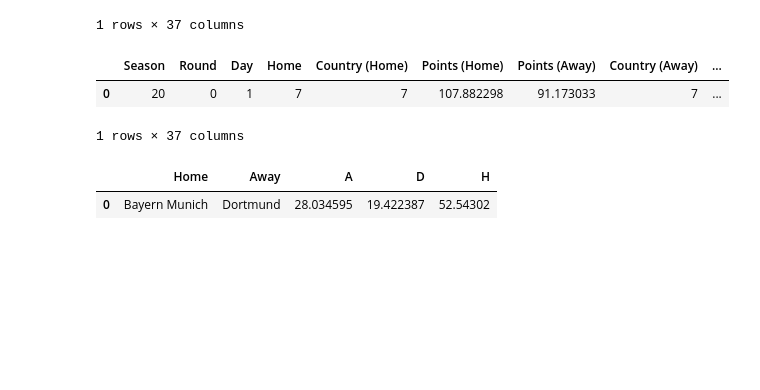
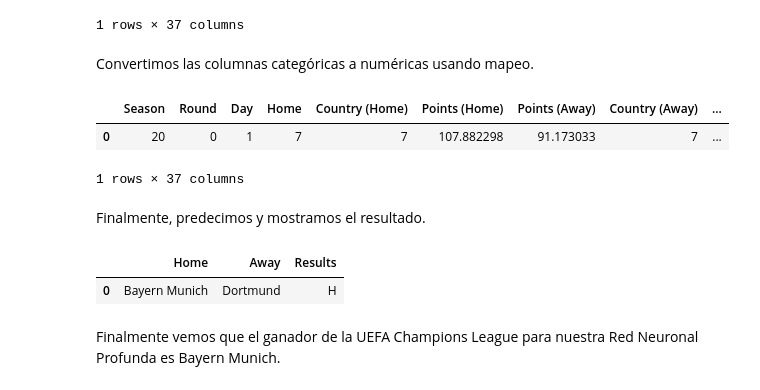
Before and after one commit to lauralardies/uefa_analisis, a Jupyter notebook: UEFA/modelos/aprendizaje profundo/dnn.ipynb, the cells around one changed output. Cells and saved outputs as stored; diff of their text form; code cells hidden in the pictures; blank space fills up the shorter version.

```diff
--- a/UEFA/modelos/aprendizaje profundo/dnn.ipynb
+++ b/UEFA/modelos/aprendizaje profundo/dnn.ipynb
@@ -134,22 +163,32 @@ Ready to load data
 # %%
-# Number of hidden layer nodes
+# Número de nodos en la capa oculta
 hl = 10
 
-# Define the neural network
 class ResultsNet(nn.Module):
+    '''
+    Clase que define la red neuronal para predecir los resultados de los partidos
+    '''
+
     def __init__(self):
+        '''
+        Definir la estructura de la red neuronal
+        '''
         super(ResultsNet, self).__init__()
         self.fc1 = nn.Linear(len(X.columns), hl)
         self.fc2 = nn.Linear(hl, hl)
         self.fc3 = nn.Linear(hl, len(list(mapping['Results'].keys())))
 
     def forward(self, x):
+        '''
+        Definir el flujo hacia adelante (forward pass) de la red neuronal.
+        ReLU es la función de activación utilizada en las capas ocultas.
+        '''
         x = torch.relu(self.fc1(x))
         x = torch.relu(self.fc2(x))
         x = torch.relu(self.fc3(x))
         return x
 
-# Create a model instance from the network
+# Creamos una instancia del modelo a partir de la red neuronal
 model = ResultsNet()
 print(model)
 # %% [output]
@@ -411,6 +453,8 @@ final.head()
 |  | Season | Round | Day | Home | Country (Home) | Points (Home) | Points (Away) | Country (Away) | ... |
 | 0 | 2023-2024 | Final | Sat | Bayern Munich | Germany | 107.882298 | 91.173033 | Germany | ... |
 1 rows × 37 columns
+# %% [markdown]
+Convertimos las columnas categóricas a numéricas usando mapeo.
 # %%
 data = final.copy()
 
@@ -431,37 +475,29 @@ data.head()
 |  | Season | Round | Day | Home | Country (Home) | Points (Home) | Points (Away) | Country (Away) | ... |
 | 0 | 20 | 0 | 1 | 7 | 7 | 107.882298 | 91.173033 | 7 | ... |
 1 rows × 37 columns
+# %% [markdown]
+Finalmente, predecimos y mostramos el resultado.
 # %%
-import pandas as pd
-import torch.nn.functional as F
-
 # Obtener una predicción para el nuevo conjunto de datos
 x = torch.Tensor(data.values).float()
-output = model(x)
-probabilities = F.softmax(output, dim=1)  # Aplicar softmax a las salidas
-
-# Obtener las clases predichas y las probabilidades asociadas a todas las clases
-predicted_classes = torch.max(output.data, 1)[1]
-all_probabilities = probabilities.data.numpy()  # Convertir a un arreglo numpy
+_, predicted = torch.max(model(x).data, 1)
 
 # Obtener los posibles valores que puede tomar la variable objetivo del modelo
 possible_classes = list(mapping['Results'].keys())
 
+pred = possible_classes[predicted.item()]
+
 # Crear un DataFrame para almacenar los resultados
-results_df = pd.DataFrame(columns=['Home', 'Away'] + possible_classes)
+results_df = pd.DataFrame(columns=['Home', 'Away', 'Results'])
 
-# Iterar sobre las predicciones y las probabilidades
-for i in range(len(predicted_classes)):
-    # Obtener las probabilidades para la predicción actual
-    probabilities_dict = {possible_classes[j]: all_probabilities[i][j] * 100 for j in range(len(possible_classes))}
-
-    # Agregar una fila al DataFrame con las probabilidades de la predicción actual
-    result_row = {'Home': final.iloc[i]['Home'], 'Away': final.iloc[i]['Away']}
-    result_row.update(probabilities_dict)
-    results_df = results_df.append(result_row, ignore_index=True)
+results_df['Home'] = final['Home']
+results_df['Away'] = final['Away']
+results_df['Results'] = pred
 
 # Mostrar el DataFrame
 results_df
 # %% [output]
-|  | Home | Away | A | D | H |
-| 0 | Bayern Munich | Dortmund | 28.034595 | 19.422387 | 52.54302 |
+|  | Home | Away | Results |
+| 0 | Bayern Munich | Dortmund | H |
+# %% [markdown]
+Finalmente vemos que el ganador de la UEFA Champions League para nuestra Red Neuronal Profunda es Bayern Munich.
```
Also changed, not shown: parts of 28 cells of this notebook, 1 other file.
